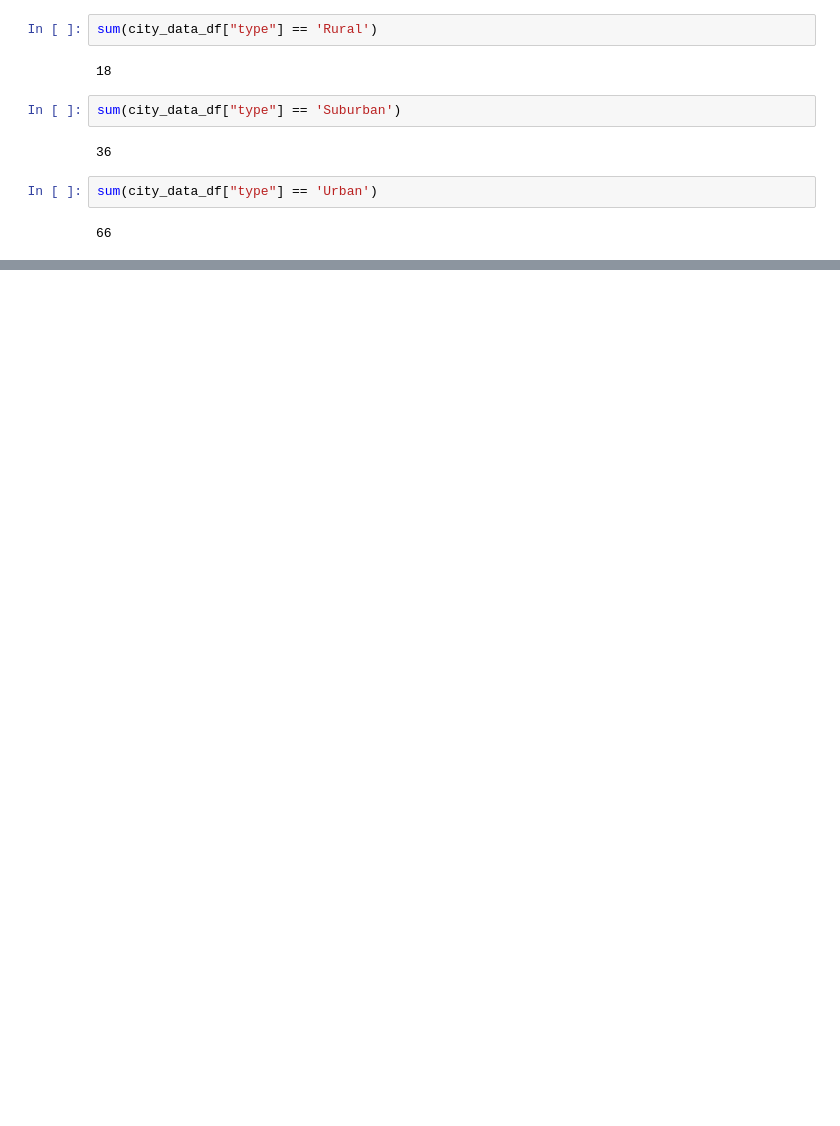
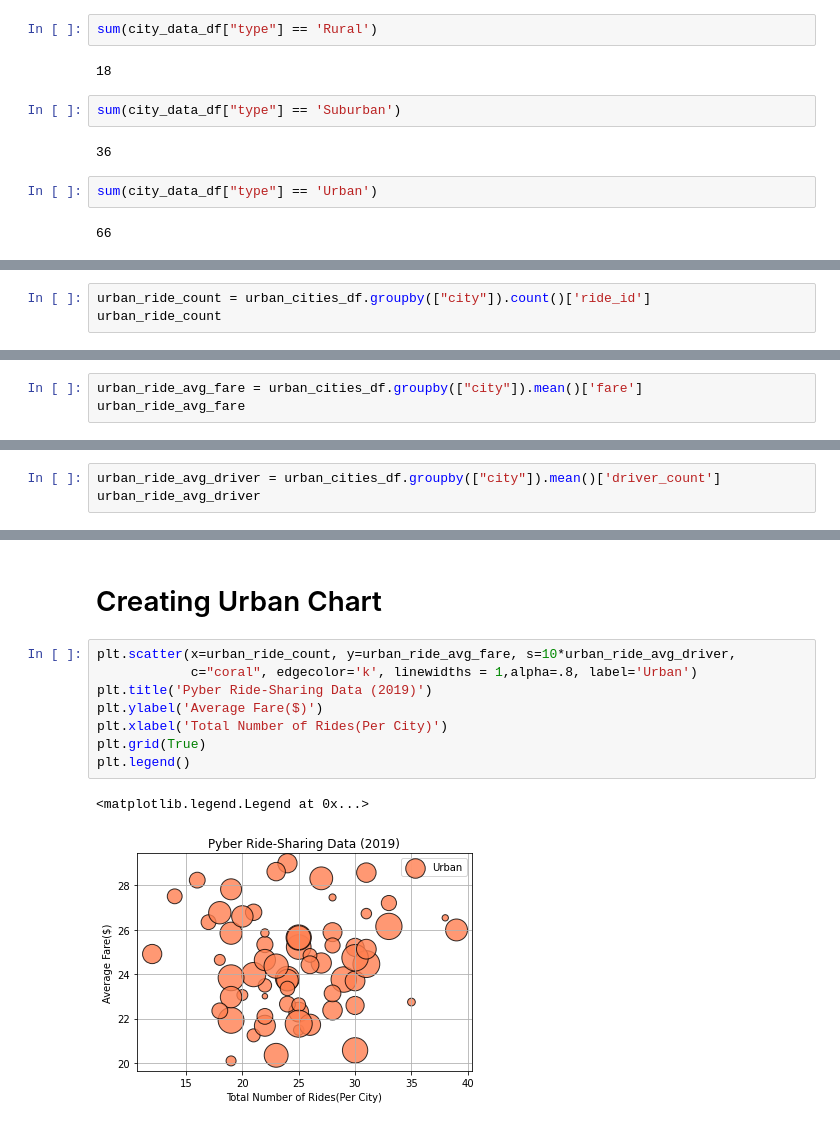
Before and after one commit to Gkmb2390/PyBer_Analysis, a Jupyter notebook: PyBer.ipynb, the cells around one changed output, grey strips where cells are left out. Cells and saved outputs as stored; diff of their text form; blank space fills up the shorter version.

```diff
--- a/PyBer.ipynb
+++ b/PyBer.ipynb
@@ -131,0 +157,3 @@ pyber_data_df.head(10)
+# %%
+urban_ride_count = urban_cities_df.groupby(["city"]).count()['ride_id']
+urban_ride_count
@@ -131,0 +219,3 @@ pyber_data_df.head(10)
+# %%
+urban_ride_avg_fare = urban_cities_df.groupby(["city"]).mean()['fare']
+urban_ride_avg_fare
@@ -131,0 +281,3 @@ pyber_data_df.head(10)
+# %%
+urban_ride_avg_driver = urban_cities_df.groupby(["city"]).mean()['driver_count']
+urban_ride_avg_driver
@@ -131,0 +343,13 @@ pyber_data_df.head(10)
+# %% [markdown]
+# Creating Urban Chart
+# %%
+plt.scatter(x=urban_ride_count, y=urban_ride_avg_fare, s=10*urban_ride_avg_driver,
+            c="coral", edgecolor='k', linewidths = 1,alpha=.8, label='Urban')
+plt.title('Pyber Ride-Sharing Data (2019)')
+plt.ylabel('Average Fare($)')
+plt.xlabel('Total Number of Rides(Per City)')
+plt.grid(True)
+plt.legend()
+# %% [output]
+<matplotlib.legend.Legend at 0x...>
+[figure, added]
```
Also changed, not shown: parts of 26 cells of this notebook.
